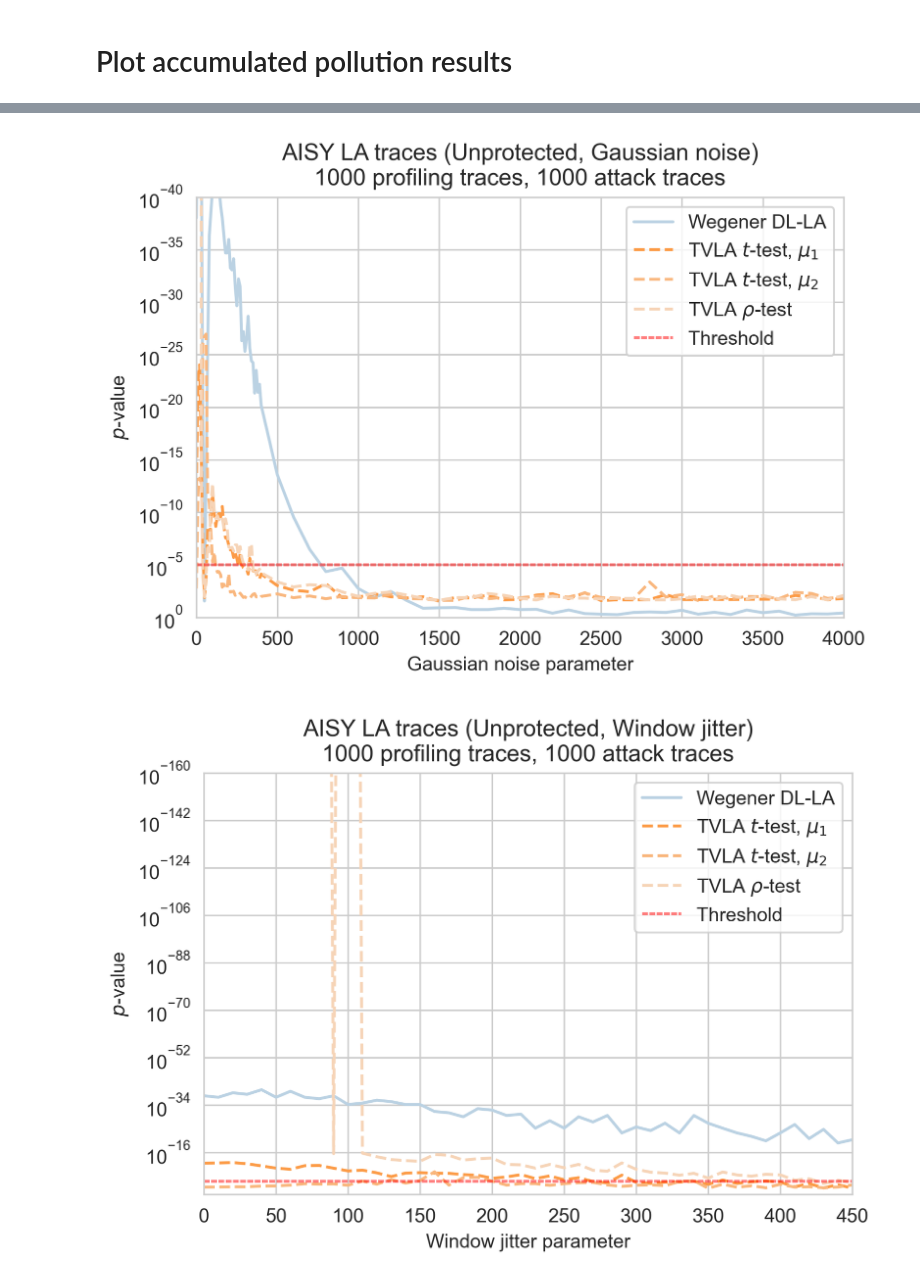
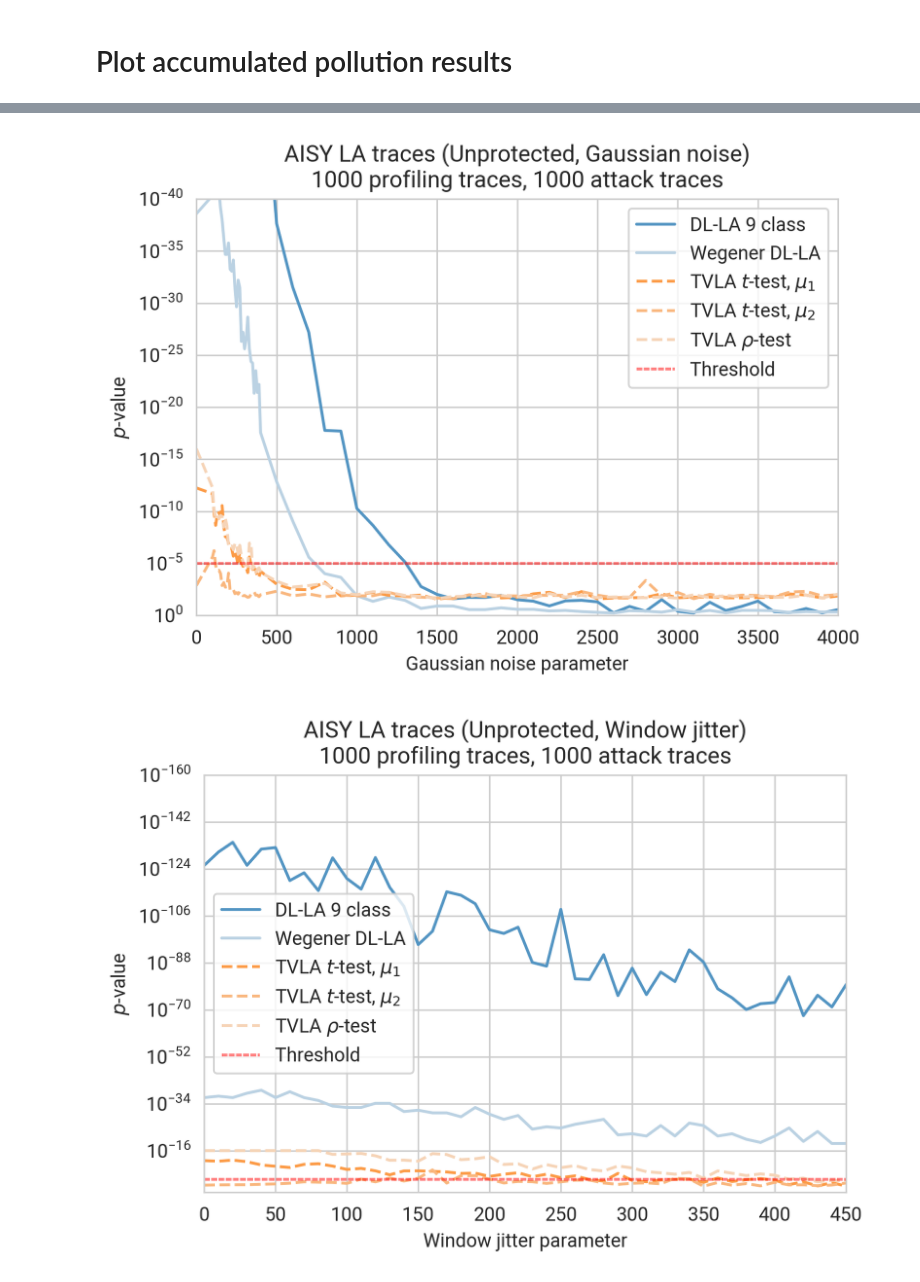
Before and after one commit to ccberg/LA, a Jupyter notebook: books/3-performance/noise/3-plot.ipynb, the cells around one changed output, grey strips where cells are left out. Saved outputs shown, nothing was run; the diff lists cells and outputs as text; code cells hidden in the pictures.

```diff
--- a/books/3-performance/noise/3-plot.ipynb
+++ b/books/3-performance/noise/3-plot.ipynb
@@ -69,7 +67,7 @@ TVLA_PALETTE = sns.light_palette(sns.color_palette()[1], n_colors=5)
 THRESHOLD_COLOR = "#FF000080"
 # %%
 methods = {
-    "dlla_open": ("DL-LA open-source", DLLA_PALETTE[3], "-"),
+    "dlla_open": ("DL-LA 9 class", DLLA_PALETTE[3], "-"),
     "dlla_closed": ("DL-LA closed-source", DLLA_PALETTE[2], "-"),
     "dlla_wegener": ("Wegener DL-LA", DLLA_PALETTE[1], "-"),
     "tvla_t_1": ("TVLA $t$-test, $\mu_1$", TVLA_PALETTE[3], "--"),
@@ -89,8 +87,11 @@ def plot(db: Database, poll_type: PollutionType):
         if method in gdf.groups:
             method_group = gdf.get_group(method)
             med = method_group.groupby(df.param).median()
+            pvs = med.p
+            if method == 'tvla_rho':
+                pvs = np.where(pvs == 0, 10 ** -16, pvs)
 
-            sns.lineplot(x=med.param, y=med.p, label=label, color=color, linestyle=style)
+            sns.lineplot(x=med.param, y=pvs, label=label, color=color, linestyle=style)
 
     x_max, y_max = LIMITS[db][poll_type]
     xlim, ylim = (0, x_max), (1, y_max)
@@ -122,2 +123,2 @@ plot_all()
-[figure, old version]
+[figure, new version]
-[figure, old version]
+[figure, new version]
```
Also changed, not shown: parts of 2 cells of this notebook, 20 other files.
